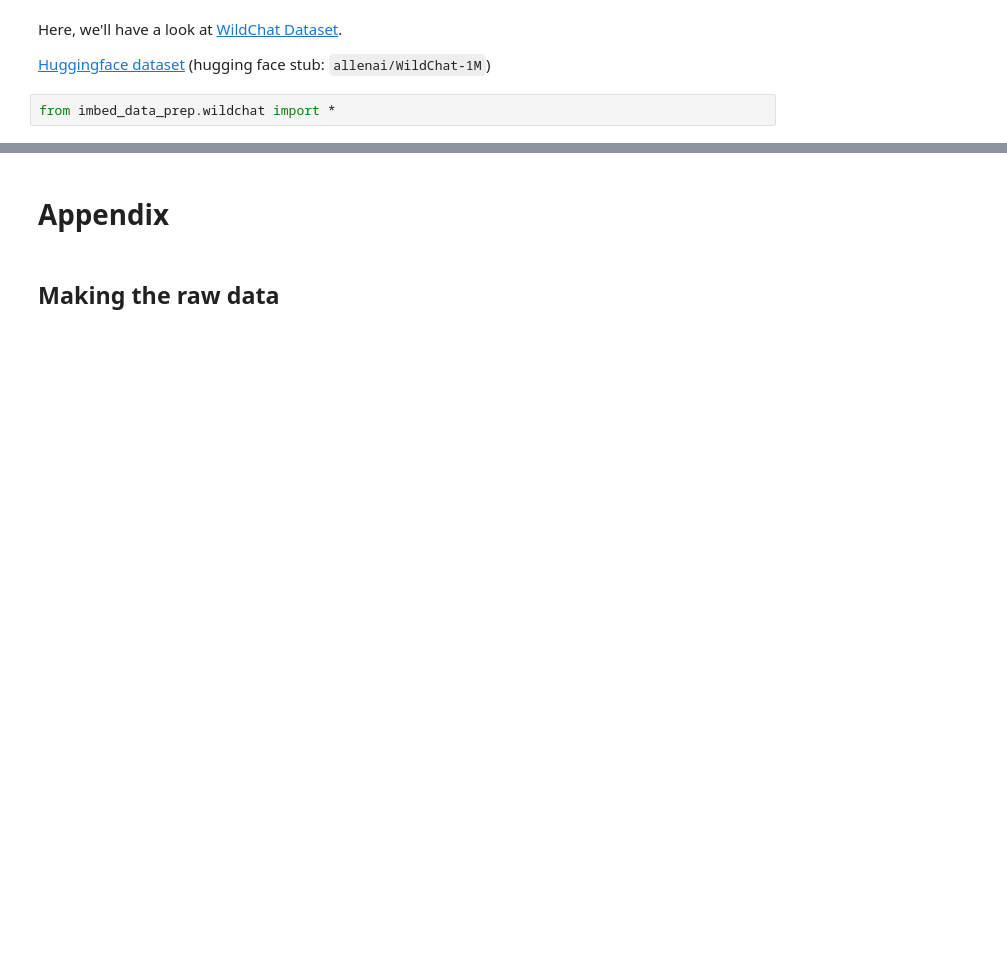
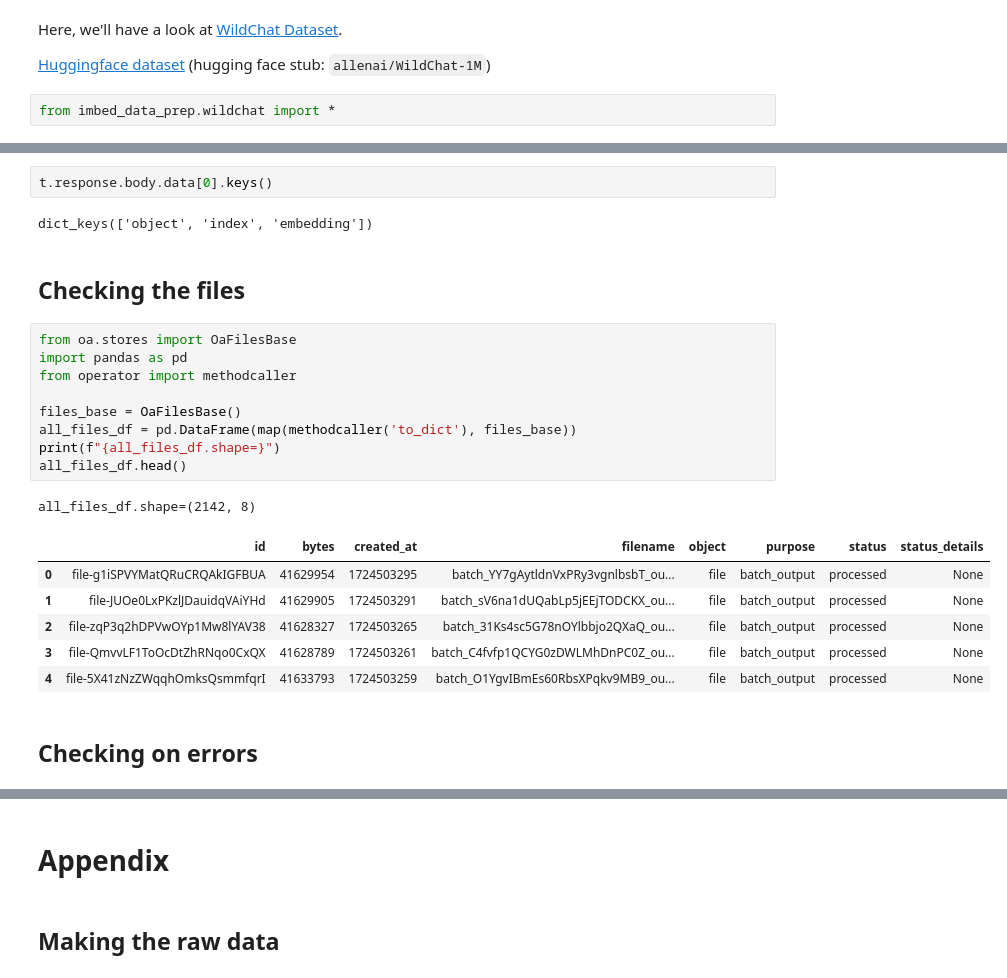
Before and after one commit to thorwhalen/imbed_data_prep, a Jupyter notebook: misc/wildchat.ipynb, the cells around one changed output, grey strips where cells are left out. Saved outputs shown, nothing was run; the diff lists cells and outputs as text; blank space fills up the shorter version.

```diff
--- a/misc/wildchat.ipynb
+++ b/misc/wildchat.ipynb
@@ -6,0 +706,25 @@ from imbed_data_prep.wildchat import *
+# %%
+t.response.body.data[0].keys()
+# %% [output]
+dict_keys(['object', 'index', 'embedding'])
+# %% [markdown]
+## Checking the files
+# %%
+from oa.stores import OaFilesBase
+import pandas as pd
+from operator import methodcaller
+
+files_base = OaFilesBase()
+all_files_df = pd.DataFrame(map(methodcaller('to_dict'), files_base))
+print(f"{all_files_df.shape=}")
+all_files_df.head()
+# %% [output]
+all_files_df.shape=(2142, 8)
+|  | id | bytes | created_at | filename | object | purpose | status | status_details |
+| 0 | file-g1iSPVYMatQRuCRQAkIGFBUA | 41629954 | 1724503295 | batch_YY7gAytldnVxPRy3vgnlbsbT_ou... | file | batch_output | processed | None |
+| 1 | file-JUOe0LxPKzlJDauidqVAiYHd | 41629905 | 1724503291 | batch_sV6na1dUQabLp5jEEjTODCKX_ou... | file | batch_output | processed | None |
+| 2 | file-zqP3q2hDPVwOYp1Mw8lYAV38 | 41628327 | 1724503265 | batch_31Ks4sc5G78nOYlbbjo2QXaQ_ou... | file | batch_output | processed | None |
+| 3 | file-QmvvLF1ToOcDtZhRNqo0CxQX | 41628789 | 1724503261 | batch_C4fvfp1QCYG0zDWLMhDnPC0Z_ou... | file | batch_output | processed | None |
+| 4 | file-5X41zNzZWqqhOmksQsmmfqrI | 41633793 | 1724503259 | batch_O1YgvIBmEs60RbsXPqkv9MB9_ou... | file | batch_output | processed | None |
+# %% [markdown]
+## Checking on errors
```
Also changed, not shown: parts of 175 cells of this notebook, 5 other files.
